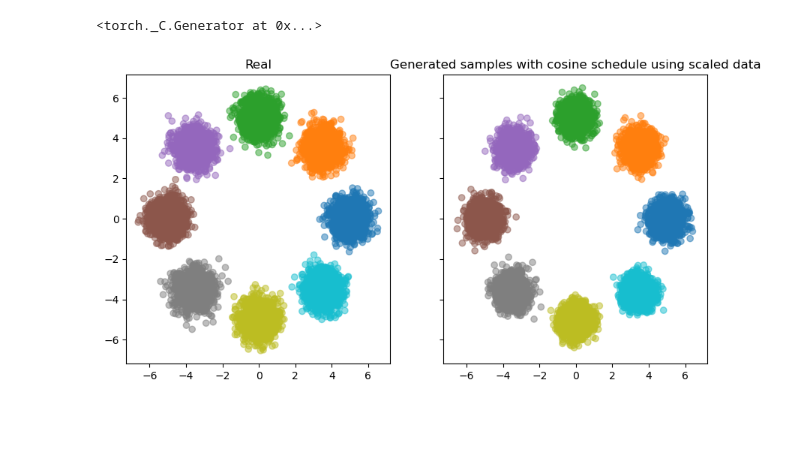
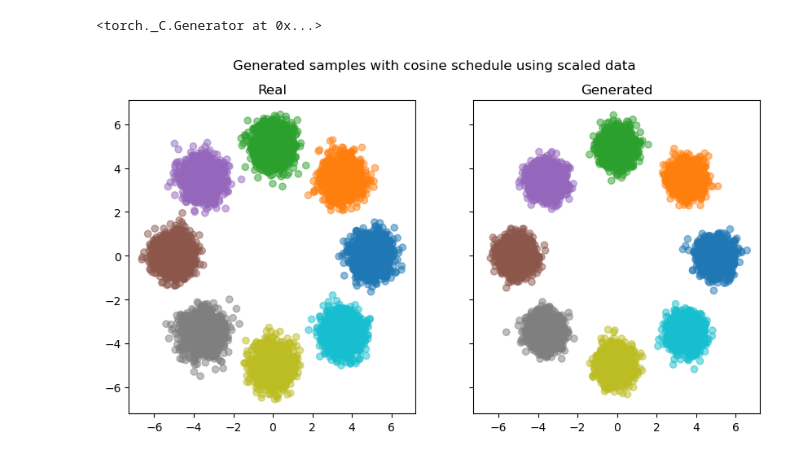
Before and after one commit to ronsperber/synthetic_generation, a Jupyter notebook: Notebooks/Diffusion/diffusion_cosine_schedule.ipynb, the cells around one changed output. Cells and saved outputs as stored; diff of their text form; code cells hidden in the pictures; blank space fills up the shorter version.

```diff
--- a/Notebooks/Diffusion/diffusion_cosine_schedule.ipynb
+++ b/Notebooks/Diffusion/diffusion_cosine_schedule.ipynb
@@ -161,31 +161,31 @@ model = DenoiseNet_scaled.to(device)
 # %%
-diffusion_process = DiffusionProcess(
-    model = model,
-    num_timesteps = model.time_embedding.num_timesteps,
-    betas=cosine_beta_schedule(num_timesteps=model.time_embedding.num_timesteps)
+diffusion_process_scaled = DiffusionProcess(
+    model = model_scaled,
+    num_timesteps = model_scaled.time_embedding.num_timesteps,
+    betas=cosine_beta_schedule(num_timesteps=model_scaled.time_embedding.num_timesteps)
 )
 # %%
 X_train_scaled = torch.Tensor(X_scaled).to(device)
-diffusion_process.train(
+diffusion_process_scaled.train(
     X=X_train_scaled,
     c=c_scaled
 )
 # %%
 # get the sample from our scaled c
 c_scaled_sample = c_scaled[idx]
-X_scaled_fake = diffusion_process.generate_samples(num_samples=sample_size, c=c_scaled_sample)
+X_fake_scaled = diffusion_process_scaled.generate_samples(num_samples=sample_size, c=c_scaled_sample)
 # %%
 # get the unscaled fake data
-X_scaled_fake_np =X_scaled_fake.detach().cpu().numpy()
+X_scaled_fake_np =X_fake_scaled.detach().cpu().numpy()
 X_gen = scaler.inverse_transform(X_scaled_fake_np)
 # %%
 label_sample = labels[idx]
 fig, axs = plt.subplots(1, 2, figsize=(10,5), sharex=True, sharey=True)
 axs[0].scatter(X_sample[:, 0], X_sample[:, 1], alpha=0.5, c=label_sample, cmap='tab10')
 axs[0].set_title("Real")
 axs[1].scatter(X_gen[:, 0], X_gen[:, 1], alpha=0.5, c=label_sample, cmap='tab10')
 axs[1].set_title("Generated")
-plt.title("Generated samples with cosine schedule using scaled data")
+fig.suptitle("Generated samples with cosine schedule using scaled data")
 plt.show()
 # %% [output]
-[figure, old version]
+[figure, new version]
```
Also changed, not shown: parts of 5 cells of this notebook, 3 other files.
